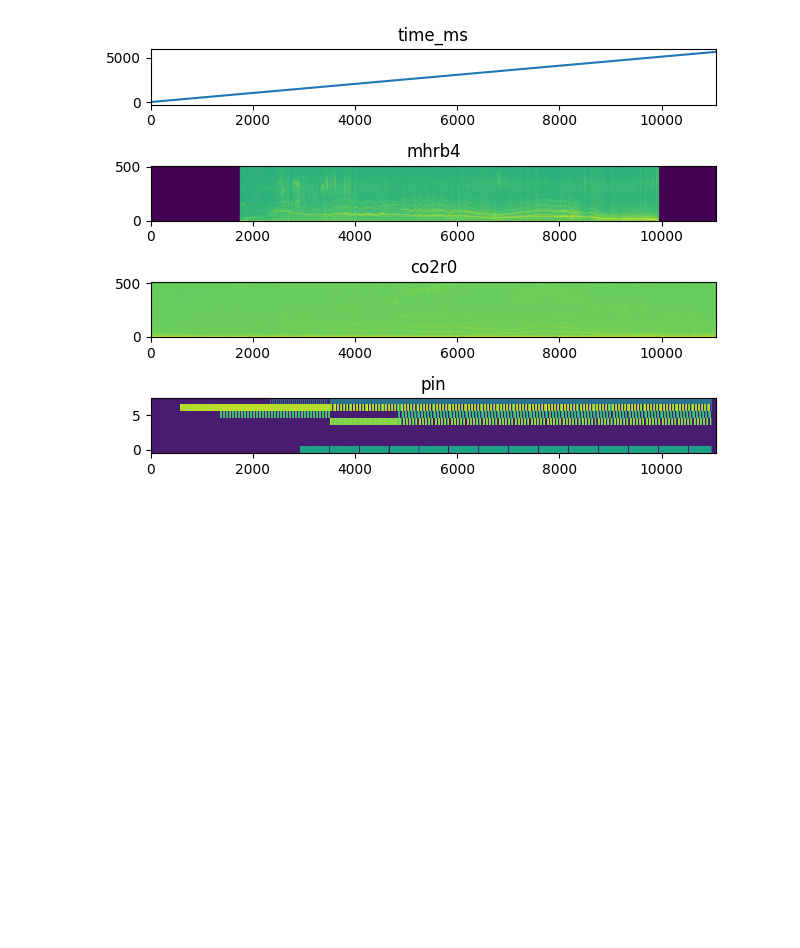
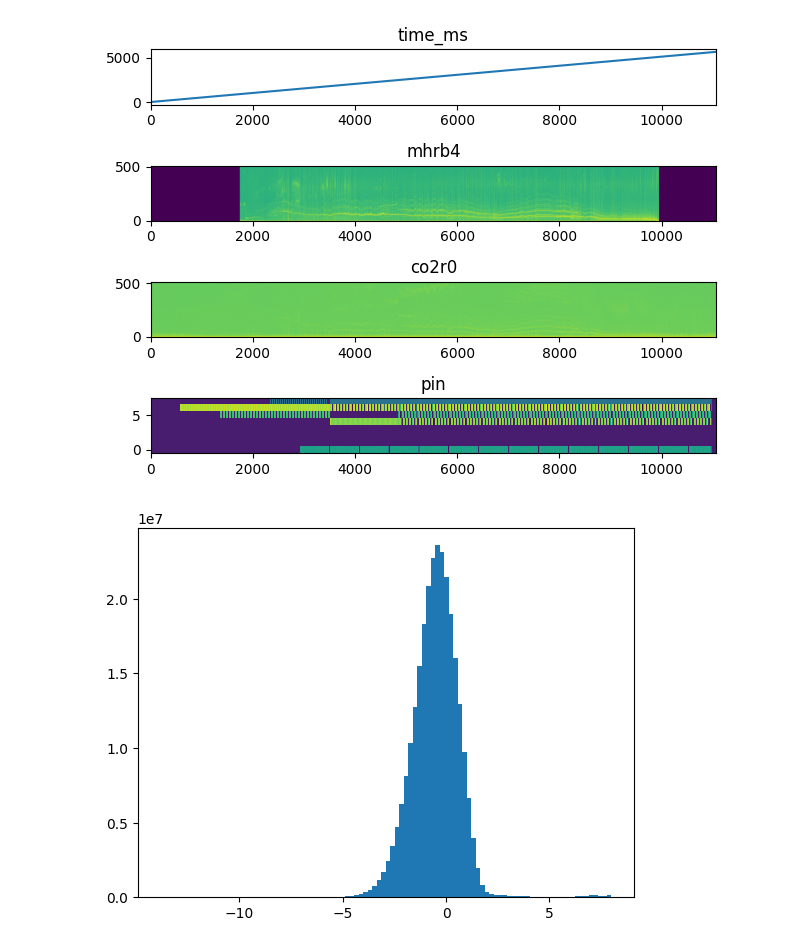
Before and after one commit to PlasmaControl/FusionAIHub, a Jupyter notebook: notebooks/accessing_data.ipynb, the cells around one changed output. Drawn from its saved outputs; the diff is of its cells as text; code cells hidden in the pictures; blank space fills up the shorter version.

```diff
--- a/notebooks/accessing_data.ipynb
+++ b/notebooks/accessing_data.ipynb
@@ -10,5 +7,4 @@ import joblib
 import matplotlib.pyplot as plt
 import numpy as np
 # %%
-files = pd.read_csv("/scratch/gpfs/nc1514/FusionAIHub/data/debug/index.csv").values[:,0]
-# files = pd.read_csv("/scratch/gpfs/EKOLEMEN/hackathon/foundation25/index.csv").values[:,0]
+files = pd.read_csv("/scratch/gpfs/EKOLEMEN/hackathon/foundation25/signals/index.csv").values[:,0]
@@ -44,3 +51,9 @@ ech (11, 1, 11066)
 pin (8, 1, 11066)
 tin (8, 1, 11066)
 [figure]
+# %%
+x_flat = np.log(data['ece'] + 1e-6).flatten()
+plt.hist(x_flat, bins=100)
+plt.show()
+# %% [output]
+[figure, added]
```
Also changed, not shown: parts of 9 cells of this notebook, 10 other files.
